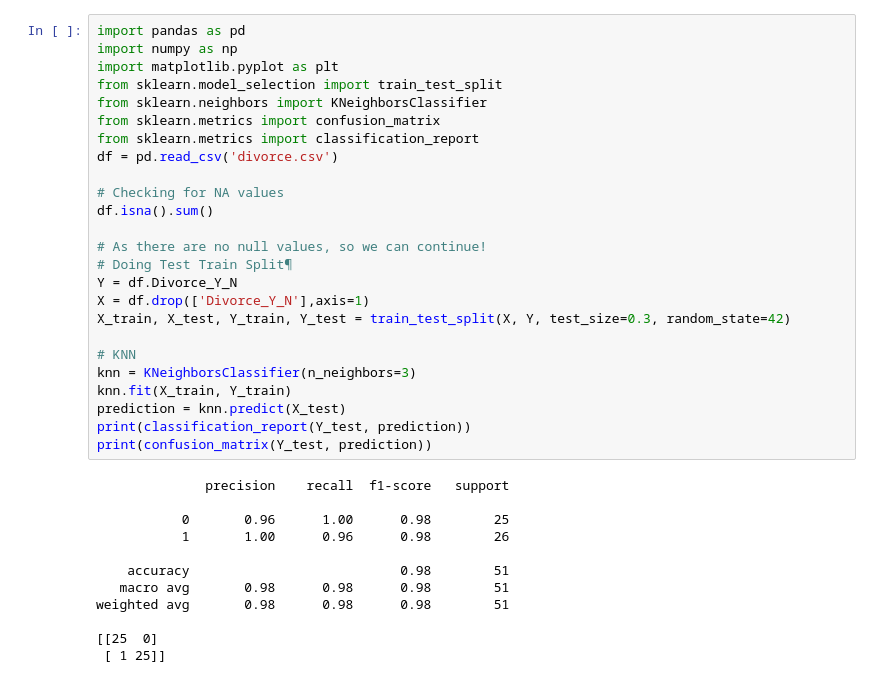
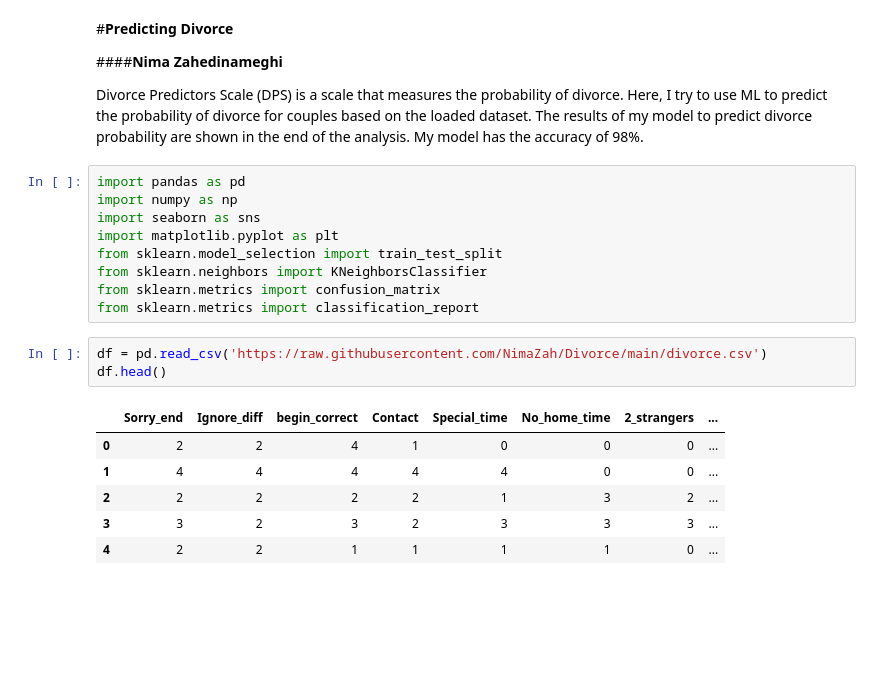
Before and after one commit to NimaZah/Divorce, a Jupyter notebook: General_Notebook.ipynb, the cells around one changed output. Drawn from its saved outputs; the diff is of its cells as text; blank space fills up the shorter version.

```diff
--- a/General_Notebook.ipynb
+++ b/General_Notebook.ipynb
@@ -1,39 +1,27 @@
 # %% [markdown]
 <a href="https://colab.research.google.com/github/NimaZah/Divorce/blob/main/General_Notebook.ipynb" target="_parent"><img src="https://colab.research.google.com/assets/colab-badge.svg" alt="Open In Colab"/></a>
+# %% [markdown]
+#**Predicting Divorce**
+
+####**Nima Zahedinameghi**
+
+Divorce Predictors Scale (DPS) is a scale that measures the probability of divorce. Here, I try to use ML to predict the probability of divorce for couples based on the loaded dataset. The results of my model to predict divorce probability are shown in the end of the analysis. My model has the accuracy of 98%.
 # %%
 import pandas as pd
 import numpy as np
+import seaborn as sns
 import matplotlib.pyplot as plt
 from sklearn.model_selection import train_test_split
 from sklearn.neighbors import KNeighborsClassifier
 from sklearn.metrics import confusion_matrix
 from sklearn.metrics import classification_report
-df = pd.read_csv('divorce.csv')
-
-# Checking for NA values
-df.isna().sum()
-
-# As there are no null values, so we can continue!
-# Doing Test Train Split¶
-Y = df.Divorce_Y_N
-X = df.drop(['Divorce_Y_N'],axis=1)
-X_train, X_test, Y_train, Y_test = train_test_split(X, Y, test_size=0.3, random_state=42)
-
-# KNN
-knn = KNeighborsClassifier(n_neighbors=3)
-knn.fit(X_train, Y_train)
-prediction = knn.predict(X_test)
-print(classification_report(Y_test, prediction))
-print(confusion_matrix(Y_test, prediction))
-# %% [output]
-              precision    recall  f1-score   support
-
-           0       0.96      1.00      0.98        25
-           1       1.00      0.96      0.98        26
-
-    accuracy                           0.98        51
-   macro avg       0.98      0.98      0.98        51
-weighted avg       0.98      0.98      0.98        51
-
-[[25  0]
- [ 1 25]]
+# %%
+df = pd.read_csv('https://raw.githubusercontent.com/NimaZah/Divorce/main/divorce.csv')
+df.head()
+# %% [output]
+|  | Sorry_end | Ignore_diff | begin_correct | Contact | Special_time | No_home_time | 2_strangers | ... |
+| 0 | 2 | 2 | 4 | 1 | 0 | 0 | 0 | ... |
+| 1 | 4 | 4 | 4 | 4 | 4 | 0 | 0 | ... |
+| 2 | 2 | 2 | 2 | 2 | 1 | 3 | 2 | ... |
+| 3 | 3 | 2 | 3 | 2 | 3 | 3 | 3 | ... |
+| 4 | 2 | 2 | 1 | 1 | 1 | 1 | 0 | ... |
```
Also changed, not shown: parts of 6 cells of this notebook.
